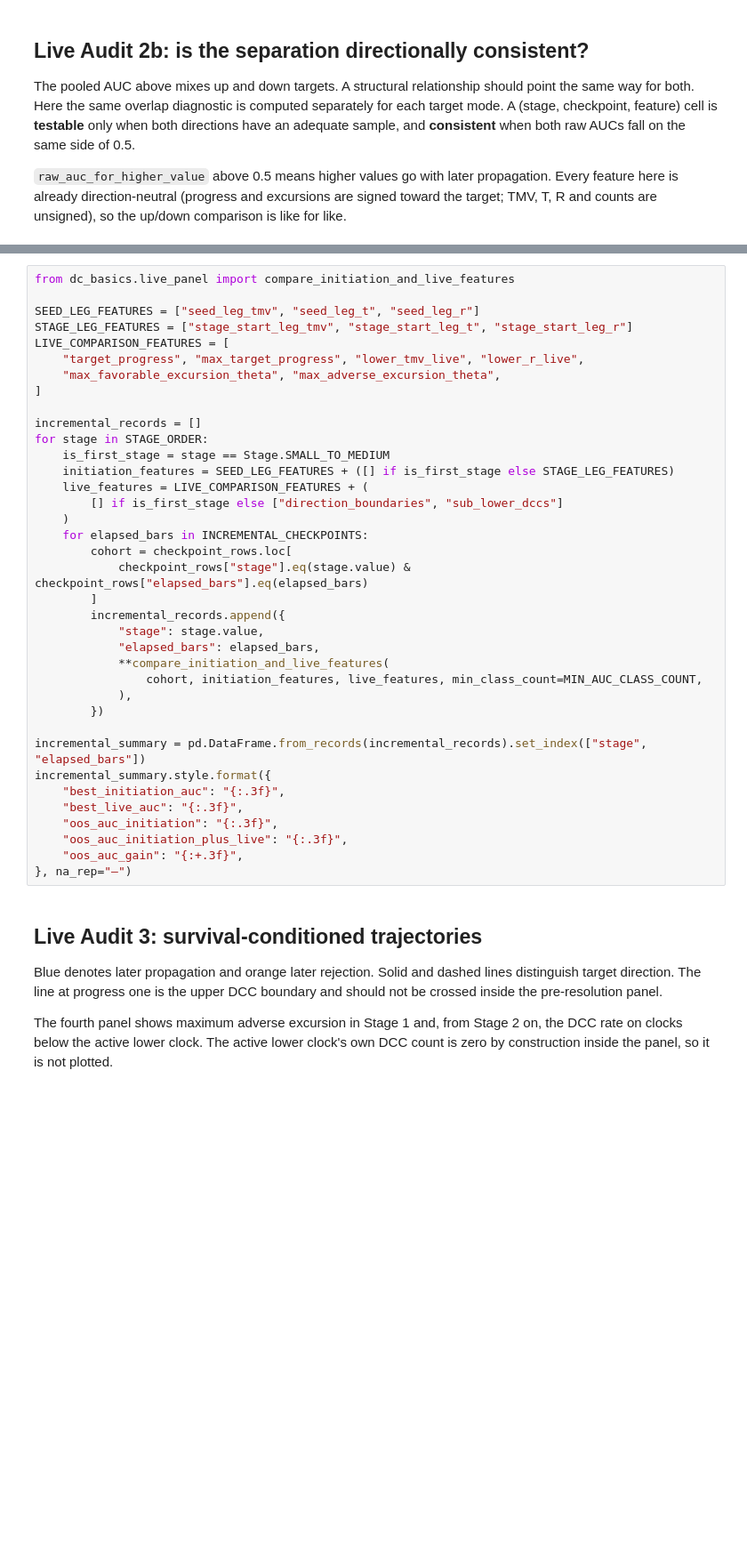
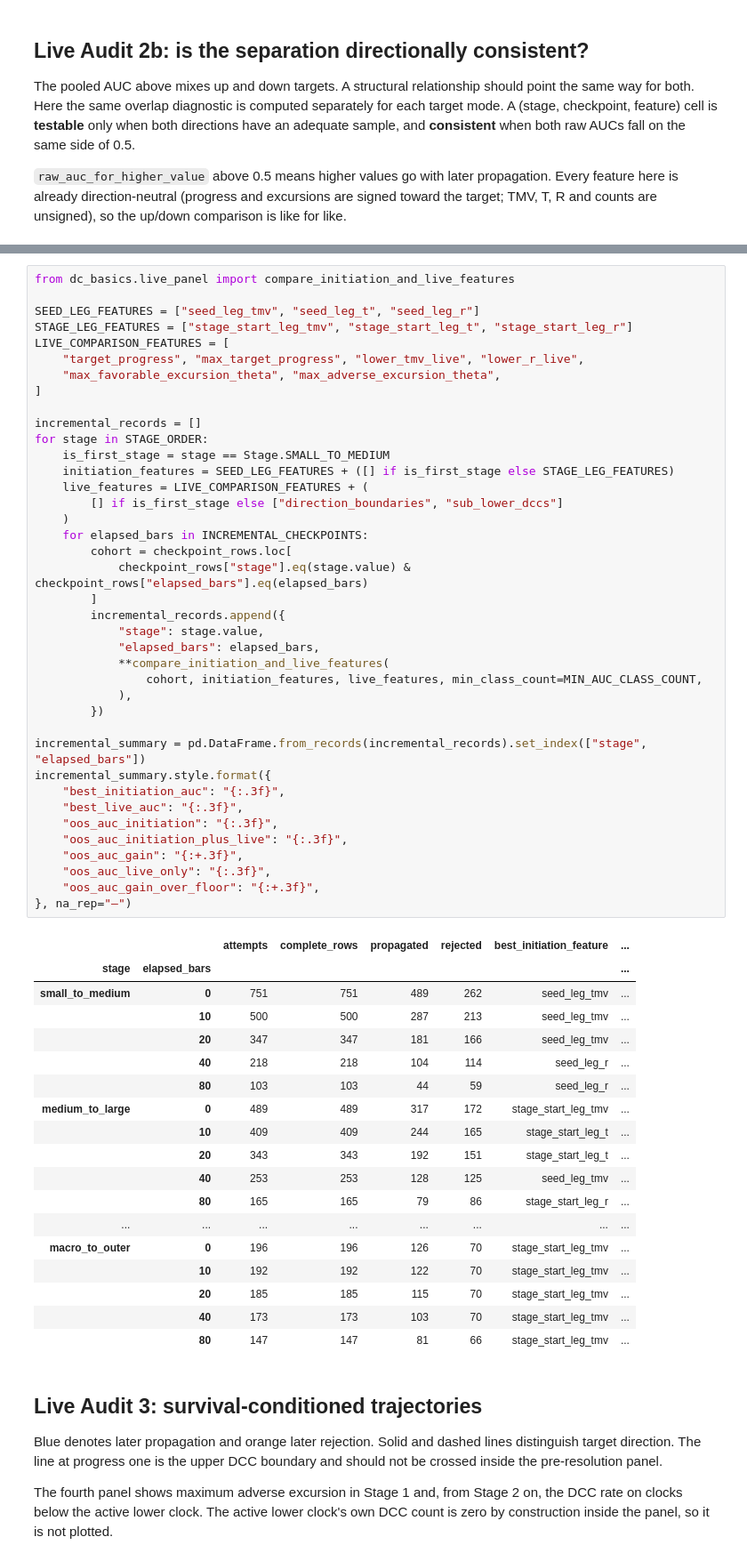
Before and after one commit to okmich/understanding_directional_change_basics, a Jupyter notebook: 5_threshold_dc_live_development.ipynb, the cells around one changed output, grey strips where cells are left out. Shown at 89% size. Saved outputs shown, nothing was run; the diff lists cells and outputs as text; blank space fills up the shorter version.

```diff
--- a/5_threshold_dc_live_development.ipynb
+++ b/5_threshold_dc_live_development.ipynb
@@ -612,33 +658,54 @@ LIVE_COMPARISON_FEATURES = [
     "max_favorable_excursion_theta", "max_adverse_excursion_theta",
 ]
 
 incremental_records = []
 for stage in STAGE_ORDER:
     is_first_stage = stage == Stage.SMALL_TO_MEDIUM
     initiation_features = SEED_LEG_FEATURES + ([] if is_first_stage else STAGE_LEG_FEATURES)
     live_features = LIVE_COMPARISON_FEATURES + (
         [] if is_first_stage else ["direction_boundaries", "sub_lower_dccs"]
     )
     for elapsed_bars in INCREMENTAL_CHECKPOINTS:
         cohort = checkpoint_rows.loc[
             checkpoint_rows["stage"].eq(stage.value) & checkpoint_rows["elapsed_bars"].eq(elapsed_bars)
         ]
         incremental_records.append({
             "stage": stage.value,
             "elapsed_bars": elapsed_bars,
             **compare_initiation_and_live_features(
                 cohort, initiation_features, live_features, min_class_count=MIN_AUC_CLASS_COUNT,
             ),
         })
 
 incremental_summary = pd.DataFrame.from_records(incremental_records).set_index(["stage", "elapsed_bars"])
 incremental_summary.style.format({
     "best_initiation_auc": "{:.3f}",
     "best_live_auc": "{:.3f}",
     "oos_auc_initiation": "{:.3f}",
     "oos_auc_initiation_plus_live": "{:.3f}",
     "oos_auc_gain": "{:+.3f}",
+    "oos_auc_live_only": "{:.3f}",
+    "oos_auc_gain_over_floor": "{:+.3f}",
 }, na_rep="—")
+# %% [output]
+|  |  | attempts | complete_rows | propagated | rejected | best_initiation_feature | ... |
+| stage | elapsed_bars |  |  |  |  |  | ... |
+| small_to_medium | 0 | 751 | 751 | 489 | 262 | seed_leg_tmv | ... |
+|  | 10 | 500 | 500 | 287 | 213 | seed_leg_tmv | ... |
+|  | 20 | 347 | 347 | 181 | 166 | seed_leg_tmv | ... |
+|  | 40 | 218 | 218 | 104 | 114 | seed_leg_r | ... |
+|  | 80 | 103 | 103 | 44 | 59 | seed_leg_r | ... |
+| medium_to_large | 0 | 489 | 489 | 317 | 172 | stage_start_leg_tmv | ... |
+|  | 10 | 409 | 409 | 244 | 165 | stage_start_leg_t | ... |
+|  | 20 | 343 | 343 | 192 | 151 | stage_start_leg_t | ... |
+|  | 40 | 253 | 253 | 128 | 125 | seed_leg_tmv | ... |
+|  | 80 | 165 | 165 | 79 | 86 | stage_start_leg_r | ... |
+| ... | ... | ... | ... | ... | ... | ... | ... |
+| macro_to_outer | 0 | 196 | 196 | 126 | 70 | stage_start_leg_tmv | ... |
+|  | 10 | 192 | 192 | 122 | 70 | stage_start_leg_tmv | ... |
+|  | 20 | 185 | 185 | 115 | 70 | stage_start_leg_tmv | ... |
+|  | 40 | 173 | 173 | 103 | 70 | stage_start_leg_tmv | ... |
+|  | 80 | 147 | 147 | 81 | 66 | stage_start_leg_tmv | ... |
 # %% [markdown]
 ## Live Audit 3: survival-conditioned trajectories
 
```
Also changed, not shown: parts of 5 cells of this notebook, 53 other files.
